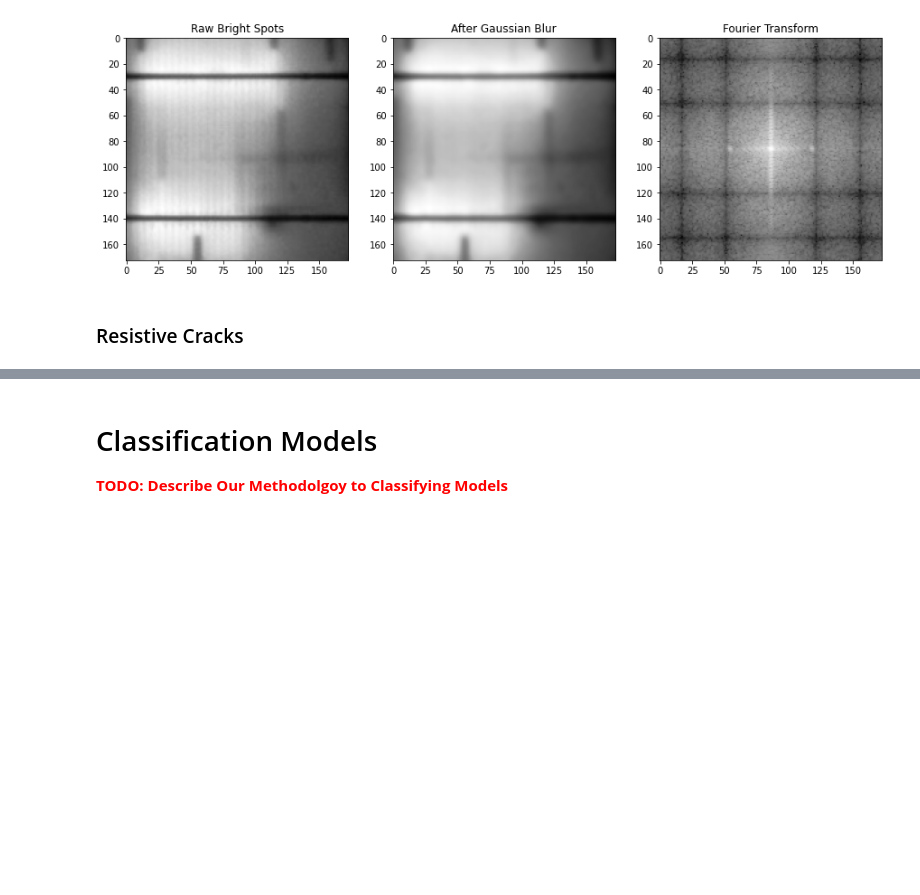
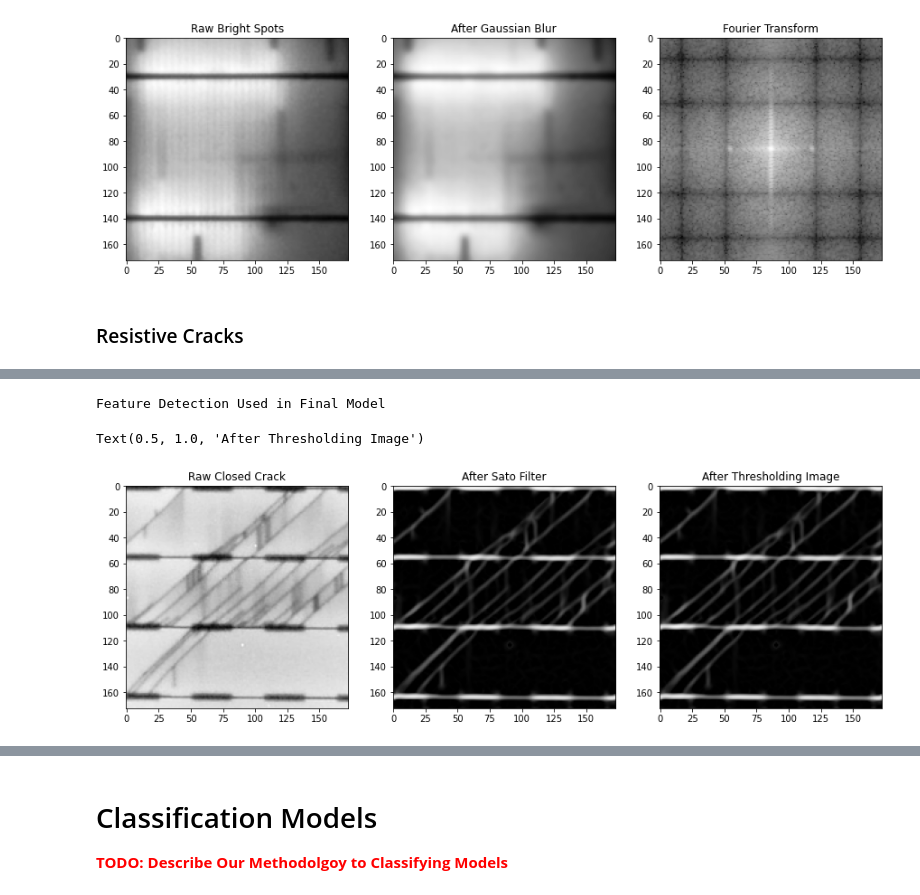
Before and after one commit to atox120/w281_finalproject_solascan, a Jupyter notebook: notebooks/main.ipynb, the cells around one changed output, grey strips where cells are left out. Saved outputs shown, nothing was run; the diff lists cells and outputs as text; code cells hidden in the pictures; blank space fills up the shorter version.

```diff
--- a/notebooks/main.ipynb
+++ b/notebooks/main.ipynb
@@ -448,0 +392,26 @@ Best pipeline:
+# %%
+# Grab Closed Crack Images
+closed_defect_class='Closed'
+closed_defect = (DefectViewer(row_chop=25, col_chop=25) << (ImageLoader(defect_class=closed_defect_class) << 10))
+closed_defect.category = closed_defect_class
+
+# Apply Sato Filter and threshold image
+_, sato = (Sato(sigmas=[1,2]) <<  closed_defect)
+_, sato_stretch = Exposure('stretch') << sato
+
+# Plot images
+print("Feature Detection Used in Final Model")
+plt.figure(figsize=(15, 24))
+plt.subplot(131)
+plt.imshow(closed_defect.images[2], cmap='Greys_r')
+plt.title("Raw Closed Crack", size=12)
+plt.subplot(132)
+plt.imshow(sato.images[2], cmap='Greys_r')
+plt.title("After Sato Filter", size=12)
+plt.subplot(133)
+plt.imshow(sato_stretch.images[2], cmap='Greys_r')
+plt.title("After Thresholding Image", size=12)
+# %% [output]
+Feature Detection Used in Final Model
+Text(0.5, 1.0, 'After Thresholding Image')
+[figure, added]
```
Also changed, not shown: parts of 32 cells of this notebook.
